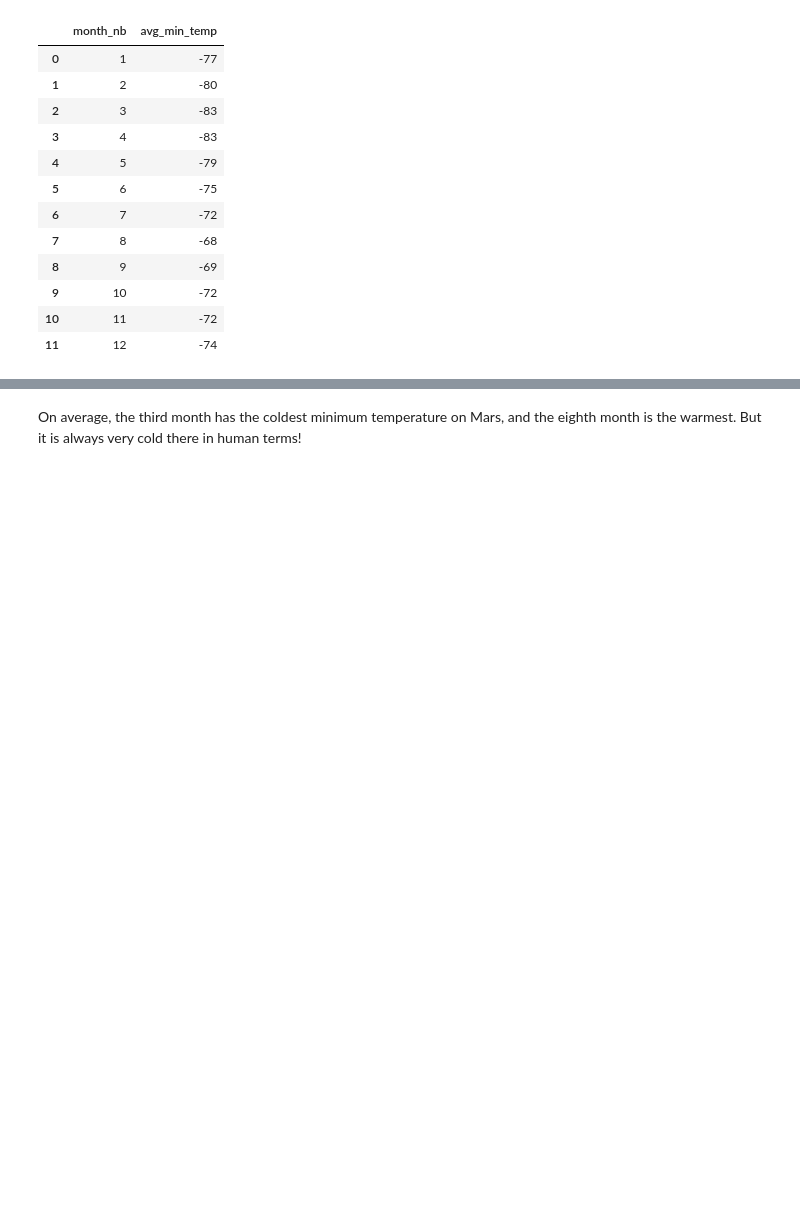
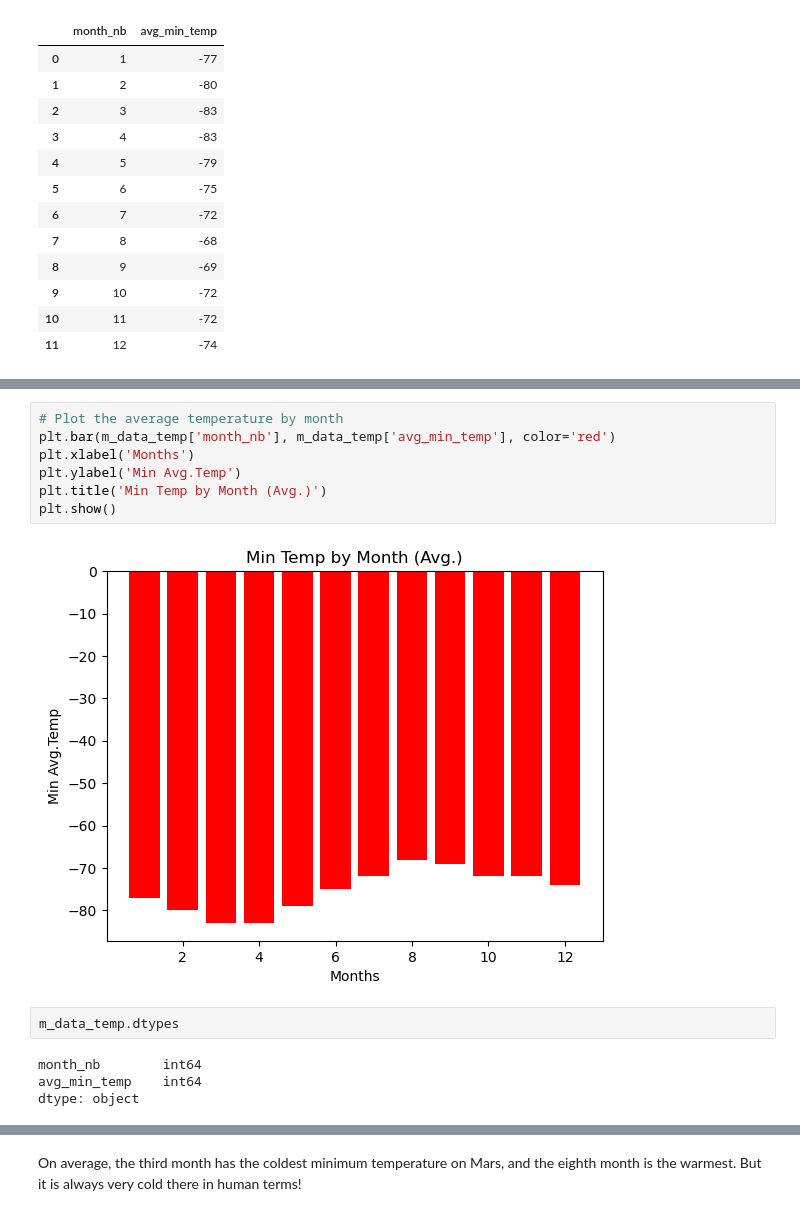
Before and after one commit to MrGoots/HTML_Scraping, a Jupyter notebook: part_2_mars_weather.ipynb, the cells around one changed output, grey strips where cells are left out. Cells and saved outputs as stored; diff of their text form; blank space fills up the shorter version.

```diff
--- a/part_2_mars_weather.ipynb
+++ b/part_2_mars_weather.ipynb
@@ -225,0 +218,15 @@ m_data_temp
+# %%
+# Plot the average temperature by month
+plt.bar(m_data_temp['month_nb'], m_data_temp['avg_min_temp'], color='red')
+plt.xlabel('Months')
+plt.ylabel('Min Avg.Temp')
+plt.title('Min Temp by Month (Avg.)')
+plt.show()
+# %% [output]
+[figure, added]
+# %%
+m_data_temp.dtypes
+# %% [output]
+month_nb        int64
+avg_min_temp    int64
+dtype: object
```
Also changed, not shown: parts of 11 cells of this notebook, 1 other file.
